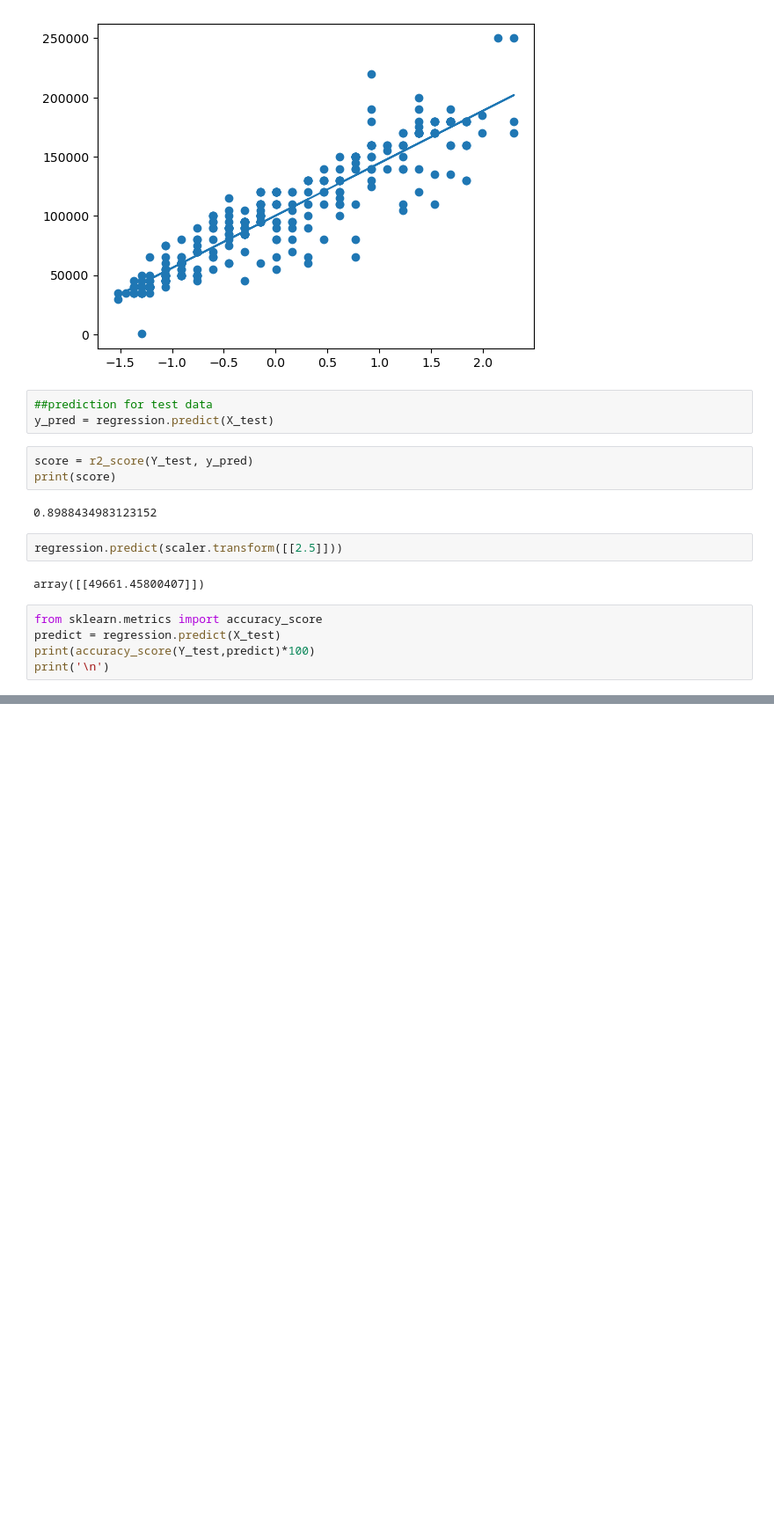
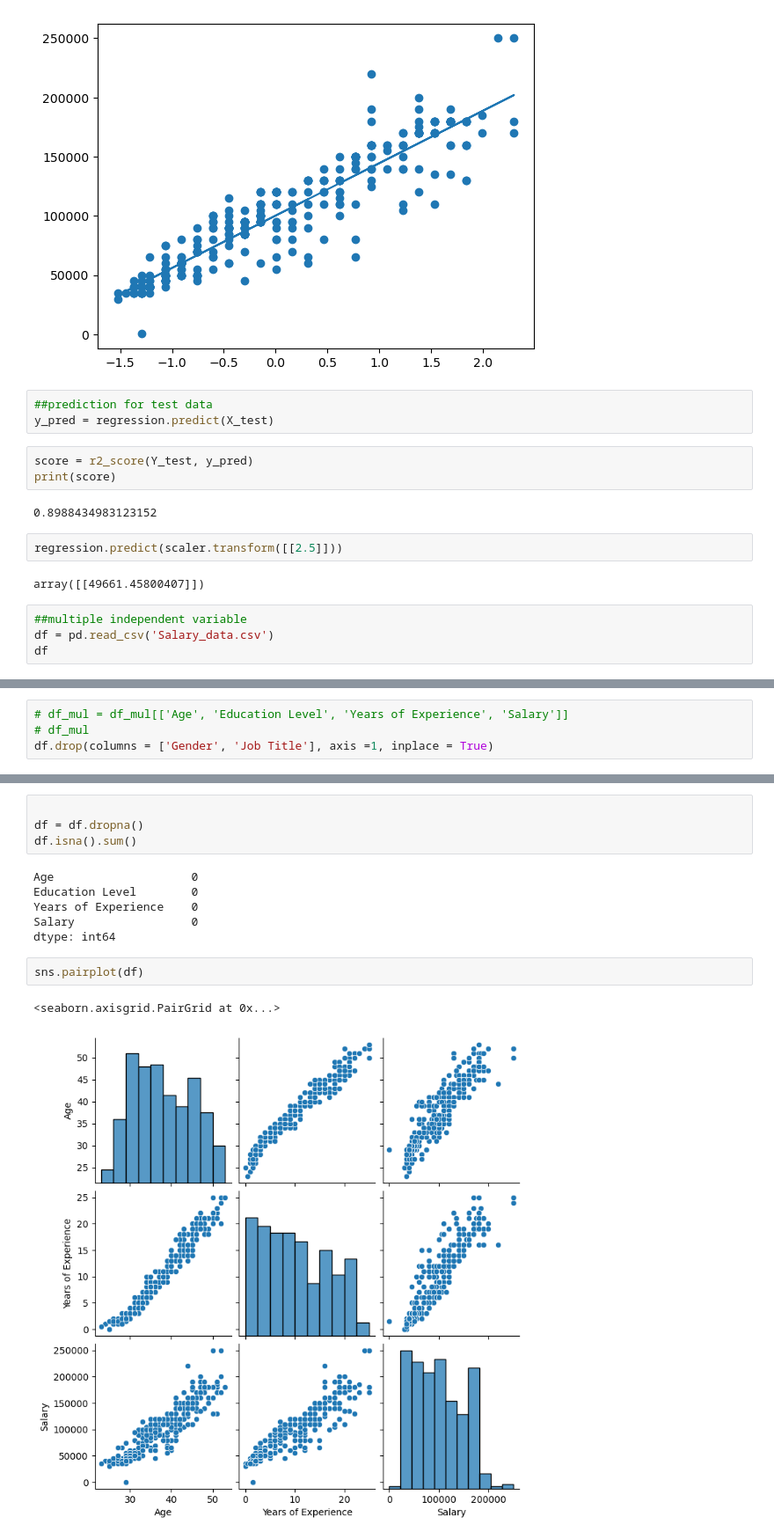
Before and after one commit to MonarchTL/python_class, a Jupyter notebook: AI/salary_prediction.ipynb, the cells around one changed output, grey strips where cells are left out. Shown at 88% size. Cells and saved outputs as stored; diff of their text form; blank space fills up the shorter version.

```diff
--- a/AI/salary_prediction.ipynb
+++ b/AI/salary_prediction.ipynb
@@ -115,8 +116,7 @@ regression.predict(scaler.transform([[2.5]]))
 # %% [output]
 array([[49661.45800407]])
 # %%
-from sklearn.metrics import accuracy_score
-predict = regression.predict(X_test)
-print(accuracy_score(Y_test,predict)*100)
-print('\n')
+##multiple independent variable
+df = pd.read_csv('Salary_data.csv')
+df
 # %% [output]
@@ -123,0 +136,4 @@ ValueError: Classification metrics can't handle a mix of multiclass and continuo
+# %%
+# df_mul = df_mul[['Age', 'Education Level', 'Years of Experience', 'Salary']]
+# df_mul
+df.drop(columns = ['Gender', 'Job Title'], axis =1, inplace = True)
@@ -123,0 +149,15 @@ ValueError: Classification metrics can't handle a mix of multiclass and continuo
+# %%
+
+df = df.dropna()
+df.isna().sum()
+# %% [output]
+Age                    0
+Education Level        0
+Years of Experience    0
+Salary                 0
+dtype: int64
+# %%
+sns.pairplot(df)
+# %% [output]
+<seaborn.axisgrid.PairGrid at 0x...>
+[figure, added]
```
Also changed, not shown: parts of 31 cells of this notebook, 1 other file.
